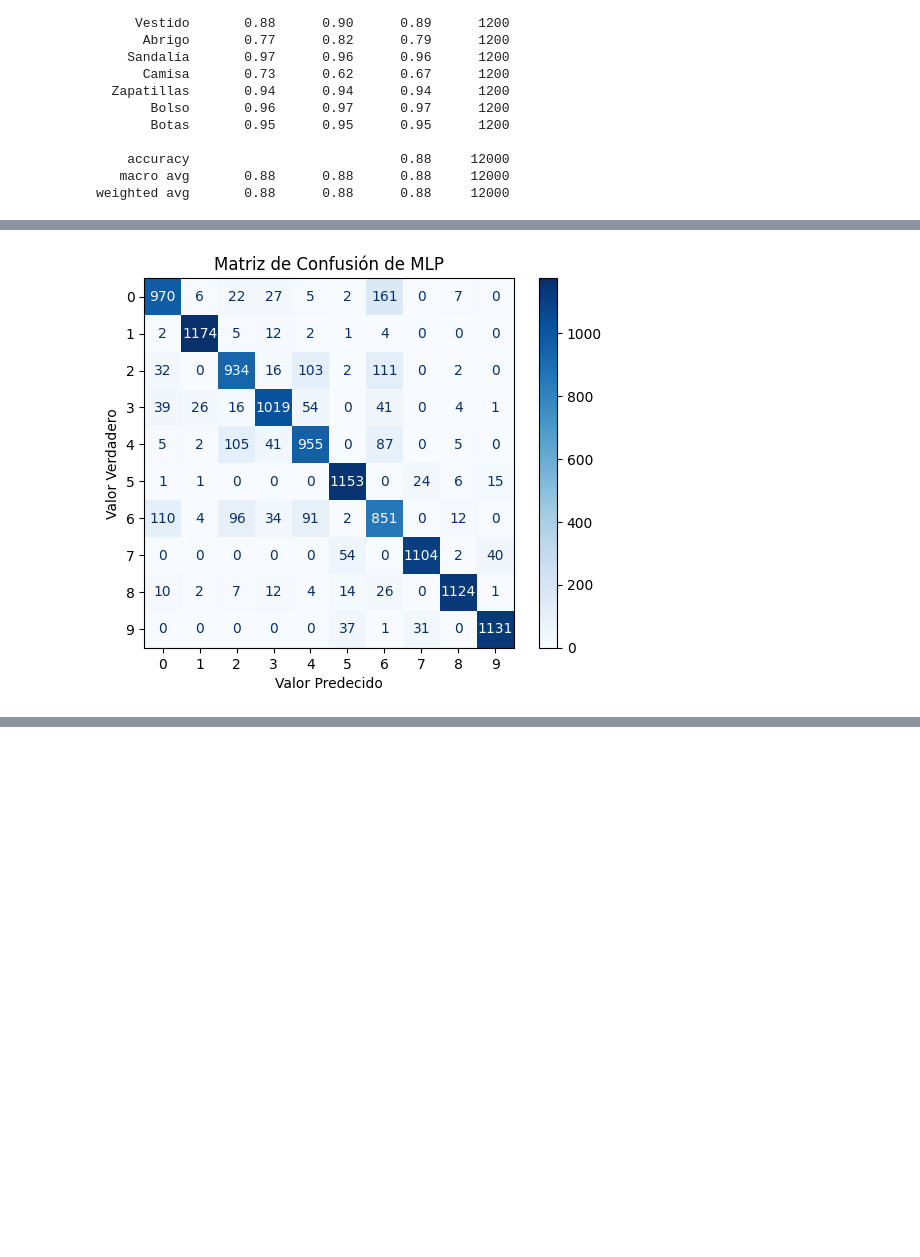
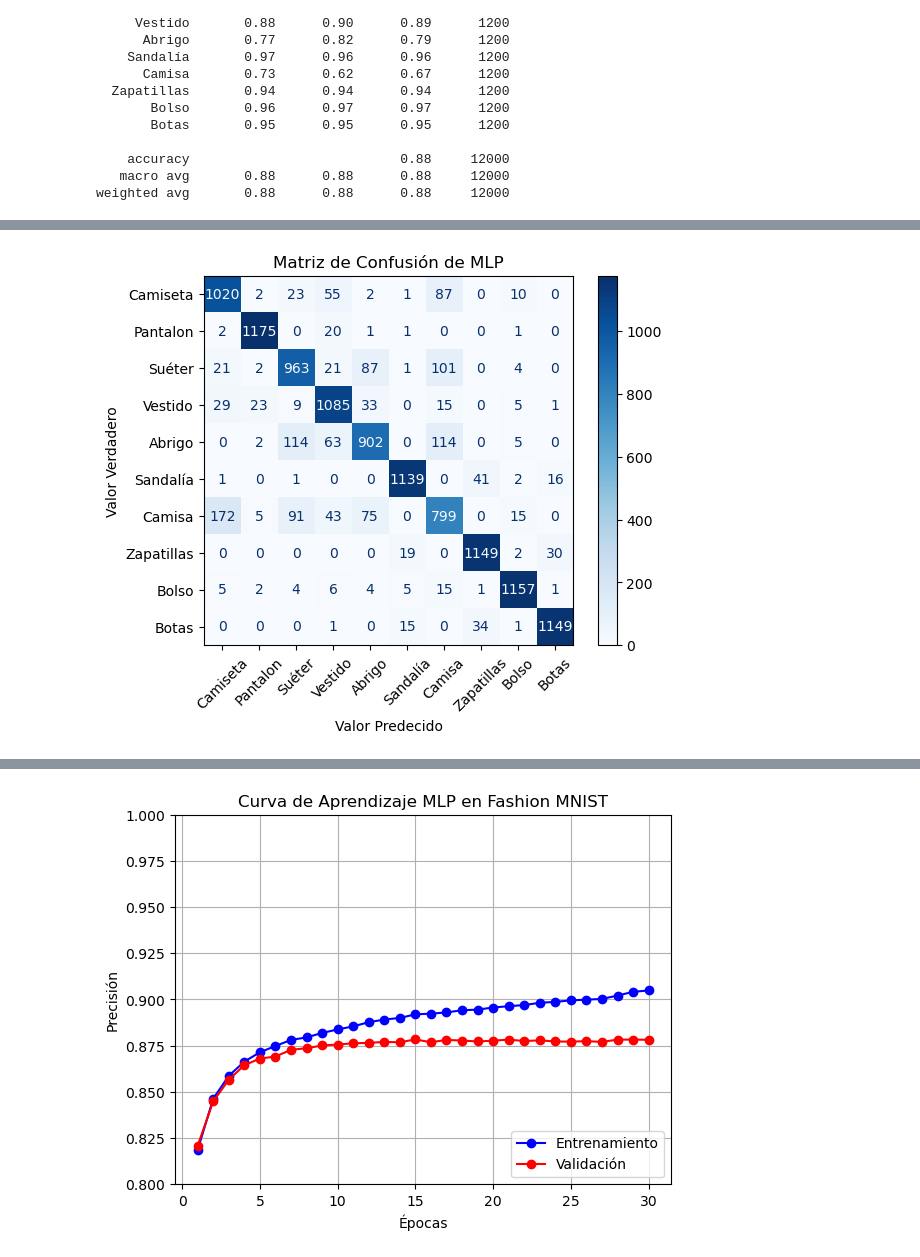
Before and after one commit to JLuisAlmendarez/Project-No.-1-Machine-Learning, a Jupyter notebook: P1_F-MNIST.ipynb, the cells around one changed output, grey strips where cells are left out. Saved outputs shown, nothing was run; the diff lists cells and outputs as text; code cells hidden in the pictures; blank space fills up the shorter version.

Commit message:
Resumir MLP y cambiar formato graficas MLP y CNN

```diff
--- a/P1_F-MNIST.ipynb
+++ b/P1_F-MNIST.ipynb
@@ -388,48 +303,45 @@ Posteriormente, se utilizan funciones de activación (como ReLU), capas de pooli
 # %%
-# ---- 1. Cargar dataset ----
-fashion_mnist = tf.keras.datasets.fashion_mnist
-(X_train_full, y_train_full), (X_test, y_test) = fashion_mnist.load_data()
+# ---- 1. Entrenamiento de MLP ----
+mlp = MLPClassifier(hidden_layer_sizes=(32,16),
+                    max_iter=1,  # entrenar de 1 en 1
+                    warm_start=True,
+                    random_state=42)
 
-# ---- 2. Normalizar datos (0–255 -> 0–1) ----
-X_train_full = X_train_full / 255.0
-X_test = X_test / 255.0
+epochs = 30
+train_acc = []
+val_acc = []
 
-# ---- 3. Aplanar imágenes 28x28 → 784 ----
-X_train_full = X_train_full.reshape(len(X_train_full), -1)
-X_test = X_test.reshape(len(X_test), -1)
-
-# ---- 4. Separar entrenamiento / validación ----
-X_train, X_val, y_train, y_val = train_test_split(
-    X_train_full, y_train_full, test_size=0.2, random_state=42, stratify=y_train_full
-)
-
-# ---- 5. Etiquetas de Fashion MNIST ----
-class_names = [
-    "Camiseta", "Pantalon", "Suéter", "Vestido", "Abrigo",
-    "Sandalía", "Camisa", "Zapatillas", "Bolso", "Botas"
-]
-
-# ---- 6. Entenamiento de MLP ----
-mlp = MLPClassifier(hidden_layer_sizes=(32, 16), max_iter=500, random_state=42)
-mlp.fit(X_train, y_train)
-
+warnings.filterwarnings("ignore", category=ConvergenceWarning)
+for epoch in range(epochs):
+    mlp.fit(X_train, y_train)  # entrena una época
+    # Accuracy en entrenamiento y validación
+    train_acc.append(accuracy_score(y_train, mlp.predict(X_train)))
+    val_acc.append(accuracy_score(y_val, mlp.predict(X_val)))
 y_pred_mlp = mlp.predict(X_val)
 
-# ---- 7. Display de Matriz de confusión ----
+# ---- 2. Display de Matriz de confusión ----
 cm_mlp = confusion_matrix(y_val, y_pred_mlp)
-disp = ConfusionMatrixDisplay(confusion_matrix=cm_mlp)
-disp.plot(cmap = 'Blues', values_format='d')
+disp = ConfusionMatrixDisplay(confusion_matrix=cm_mlp, display_labels=class_names)
+disp.plot(cmap = 'Blues', values_format='d', xticks_rotation=45)
 plt.title('Matriz de Confusión de MLP')
 plt.xlabel('Valor Predecido')
 plt.ylabel('Valor Verdadero')
 plt.show()
 
-# ---- 8. Reporte de Clasificación ----
-print(classification_report(y_val, y_pred_mlp, target_names=[
-    "Camiseta", "Pantalon", "Suéter", "Vestido", "Abrigo",
-    "Sandalía", "Camisa", "Zapatillas", "Bolso", "Botas"
-]))
+# ---- 3. Reporte de Clasificación ----
+print(classification_report(y_val, y_pred_mlp, target_names=class_names))
+
+# ---- 4. Grafica de Curva de Aprendizaje ----
+plt.plot(range(1, epochs+1), train_acc, label='Entrenamiento', color = 'blue', marker = 'o')
+plt.plot(range(1, epochs+1), val_acc, label='Validación', color = 'red', marker = 'o')
+plt.xlabel("Épocas")
+plt.ylabel("Precisión")
+plt.ylim([0.8, 1])
+plt.title("Curva de Aprendizaje MLP en Fashion MNIST")
+plt.legend(loc = 'lower right')
+plt.grid(True)
+plt.show()
 # %% [output]
-[figure, old version]
+[figure, new version]
               precision    recall  f1-score   support
 
@@ -449,0 +362 @@ weighted avg       0.87      0.87      0.87     12000
+[figure, added]
```
Also changed, not shown: parts of 9 cells of this notebook.
